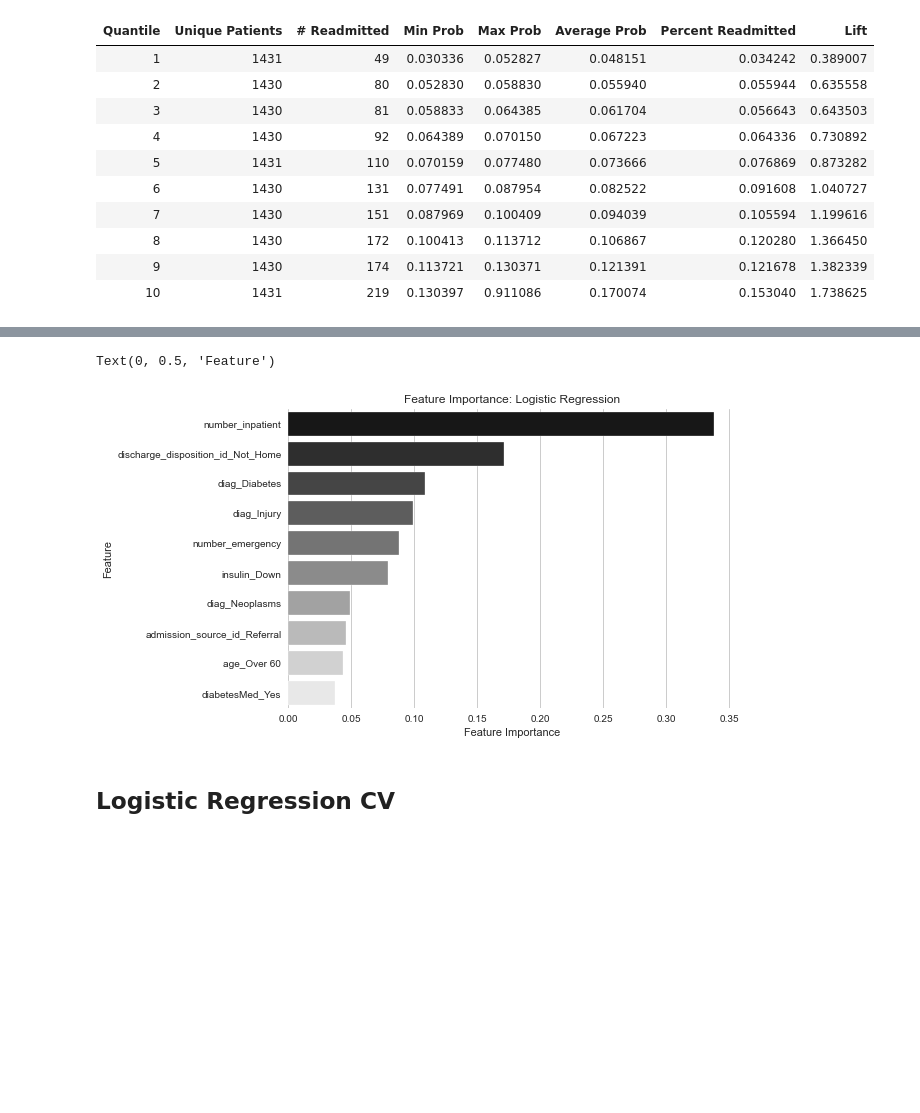
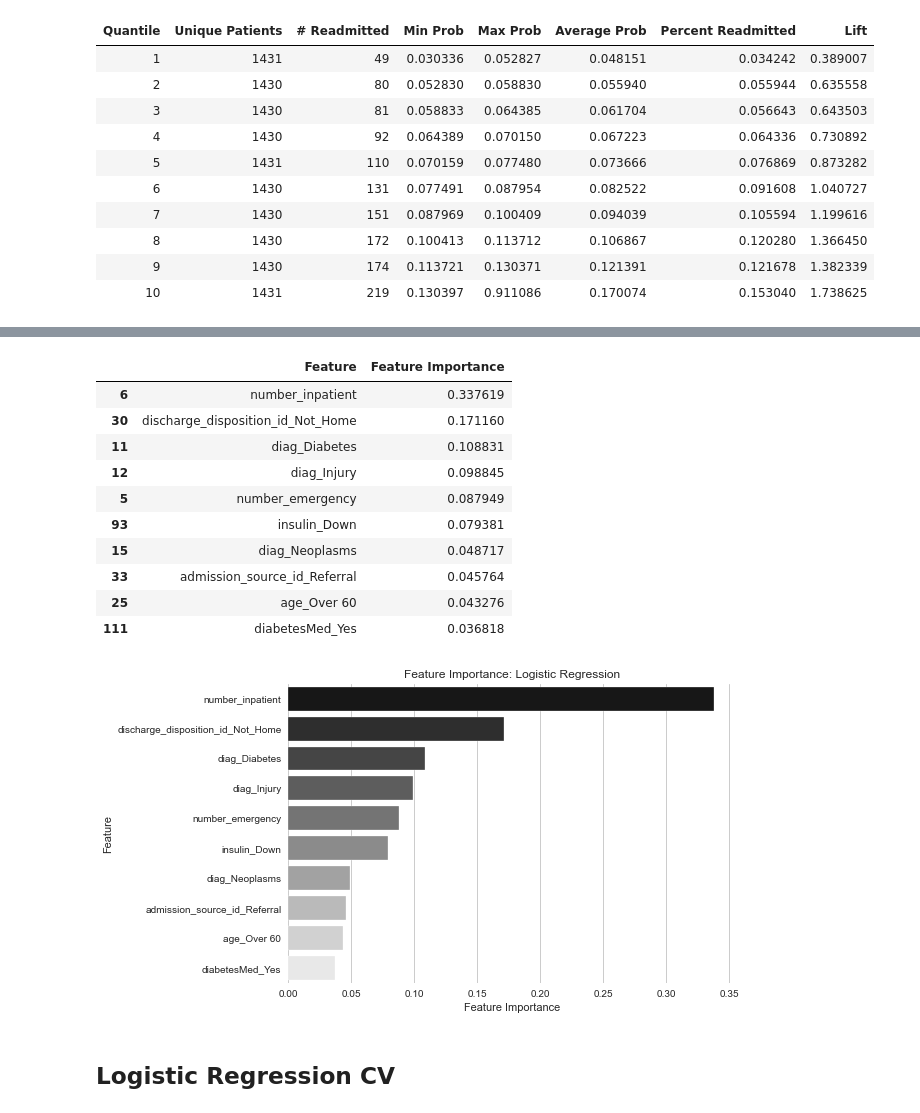
Before and after one commit to sagarwala12/HRRP, a Jupyter notebook: Feature Engineering_Final.ipynb, the cells around one changed output, grey strips where cells are left out. Saved outputs shown, nothing was run; the diff lists cells and outputs as text; code cells hidden in the pictures; blank space fills up the shorter version.

```diff
--- a/Feature Engineering_Final.ipynb
+++ b/Feature Engineering_Final.ipynb
@@ -449,16 +449,27 @@ If the top two quantiles are targeted instead of a random sampling, the percent
 # %%
 lr_feat_dict = {'Feature':X_train_res.columns, 'Feature Importance':lr.coef_.reshape(lr.coef_.shape[1],)}
 lr_feat_df = pd.DataFrame(lr_feat_dict)
 lr_feat_df = lr_feat_df.sort_values('Feature Importance', ascending=False).head(10)
+lr_feat_df
 
 plt.figure()
 sns.barplot(x = lr_feat_df['Feature Importance'], y = lr_feat_df['Feature'], palette = 'binary_r')
 sns.set_style('whitegrid')
 plt.title('Feature Importance: Logistic Regression')
 plt.xlabel('Feature Importance')
 plt.ylabel('Feature')
 # %% [output]
-Text(0, 0.5, 'Feature')
+|  | Feature | Feature Importance |
+| 6 | number_inpatient | 0.337619 |
+| 30 | discharge_disposition_id_Not_Home | 0.171160 |
+| 11 | diag_Diabetes | 0.108831 |
+| 12 | diag_Injury | 0.098845 |
+| 5 | number_emergency | 0.087949 |
+| 93 | insulin_Down | 0.079381 |
+| 15 | diag_Neoplasms | 0.048717 |
+| 33 | admission_source_id_Referral | 0.045764 |
+| 25 | age_Over 60 | 0.043276 |
+| 111 | diabetesMed_Yes | 0.036818 |
 [figure]
 # %% [markdown]
 ## Logistic Regression CV
```
Also changed, not shown: parts of 8 cells of this notebook, 2 other files.
